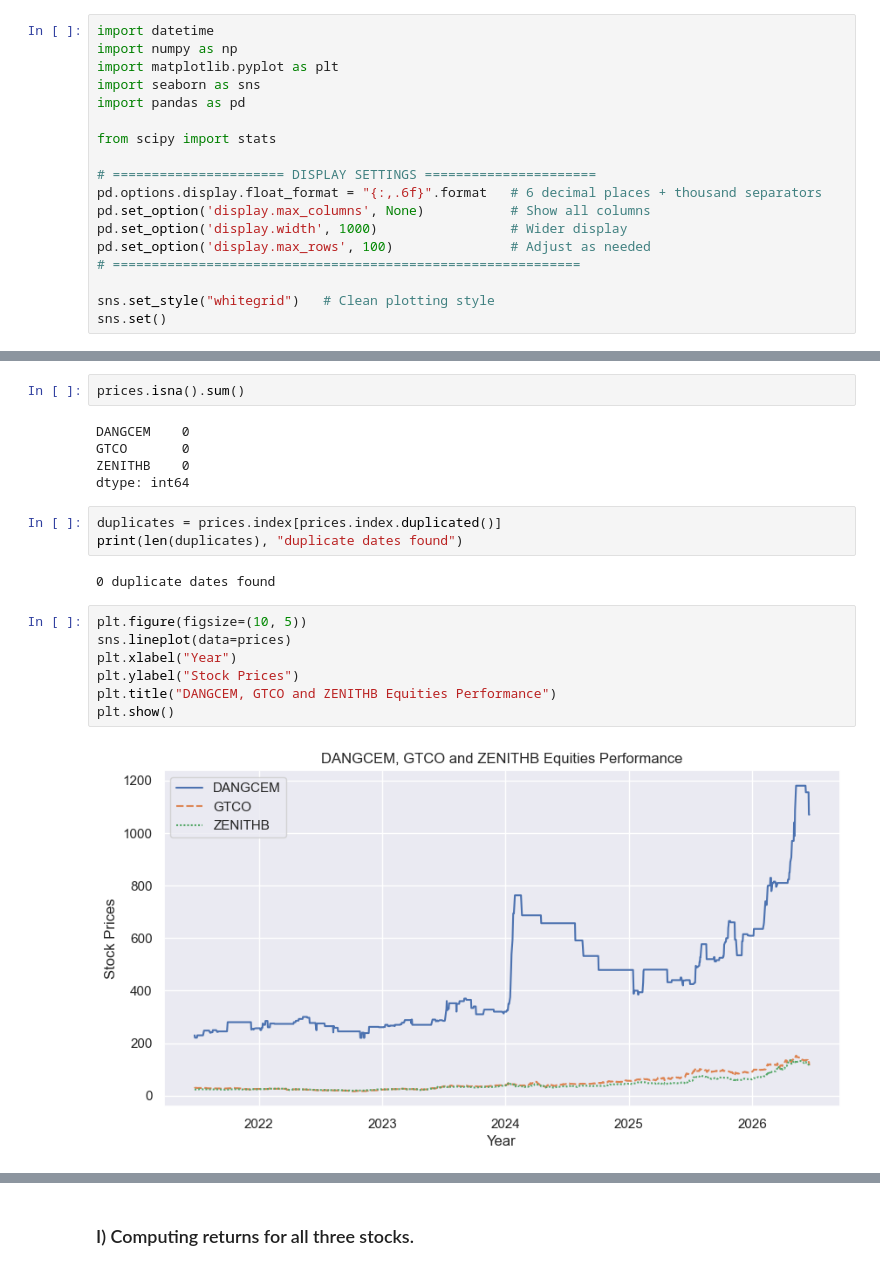
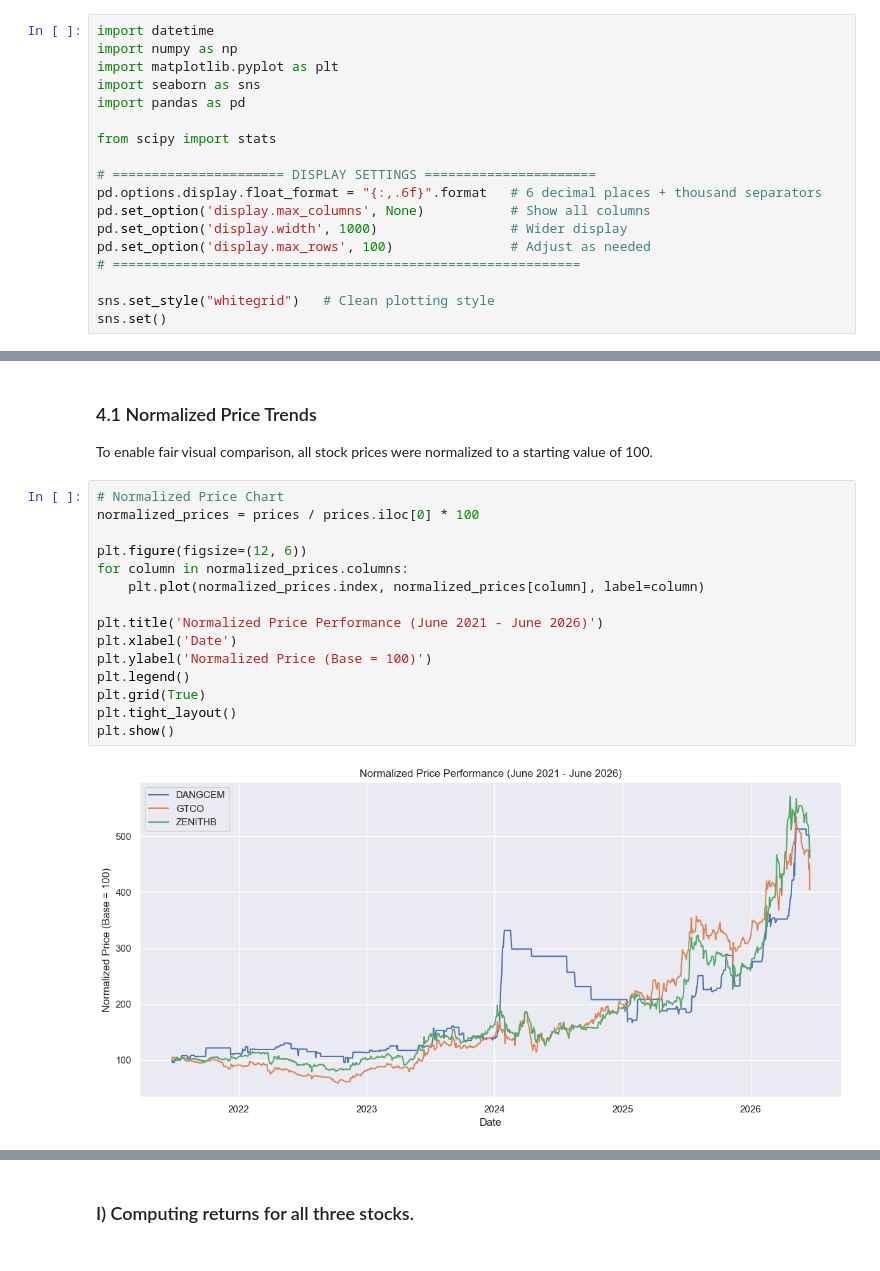
Before and after one commit to emycodesanalytics/finance-data-projects, a Jupyter notebook: 01-equities-performance-analysis/notebooks/equities_performance_analysis.ipynb, the cells around one changed output, grey strips where cells are left out. Drawn from its saved outputs; the diff is of its cells as text.

```diff
--- a/01-equities-performance-analysis/notebooks/equities_performance_analysis.ipynb
+++ b/01-equities-performance-analysis/notebooks/equities_performance_analysis.ipynb
@@ -105,22 +118,21 @@ dtype: object
-# %%
-prices.isna().sum()
-# %% [output]
-DANGCEM    0
-GTCO       0
-ZENITHB    0
-dtype: int64
-# %%
-duplicates = prices.index[prices.index.duplicated()]
-print(len(duplicates), "duplicate dates found")
-# %% [output]
-0 duplicate dates found
-# %%
-plt.figure(figsize=(10, 5))
-sns.lineplot(data=prices)
-plt.xlabel("Year")
-plt.ylabel("Stock Prices")
-plt.title("DANGCEM, GTCO and ZENITHB Equities Performance")
-plt.show()
-# %% [output]
-[figure, removed]
+# %% [markdown]
+### 4.1 Normalized Price Trends
+To enable fair visual comparison, all stock prices were normalized to a starting value of 100.
+# %%
+# Normalized Price Chart
+normalized_prices = prices / prices.iloc[0] * 100
+
+plt.figure(figsize=(12, 6))
+for column in normalized_prices.columns:
+    plt.plot(normalized_prices.index, normalized_prices[column], label=column)
+
+plt.title('Normalized Price Performance (June 2021 - June 2026)')
+plt.xlabel('Date')
+plt.ylabel('Normalized Price (Base = 100)')
+plt.legend()
+plt.grid(True)
+plt.tight_layout()
+plt.show()
+# %% [output]
+[figure, added]
 # %% [markdown]
```
Also changed, not shown: parts of 23 cells of this notebook, 2 other files.
